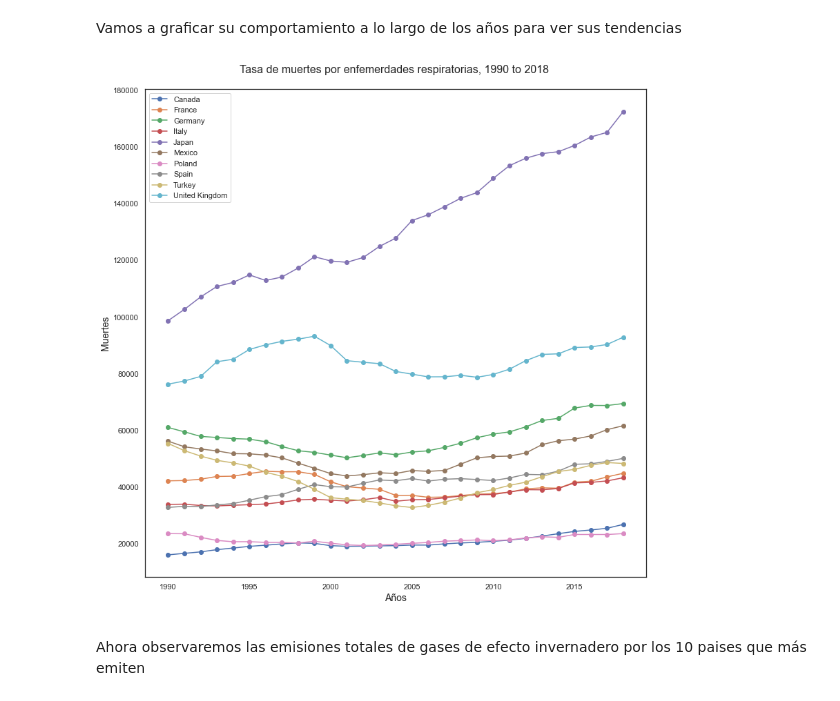
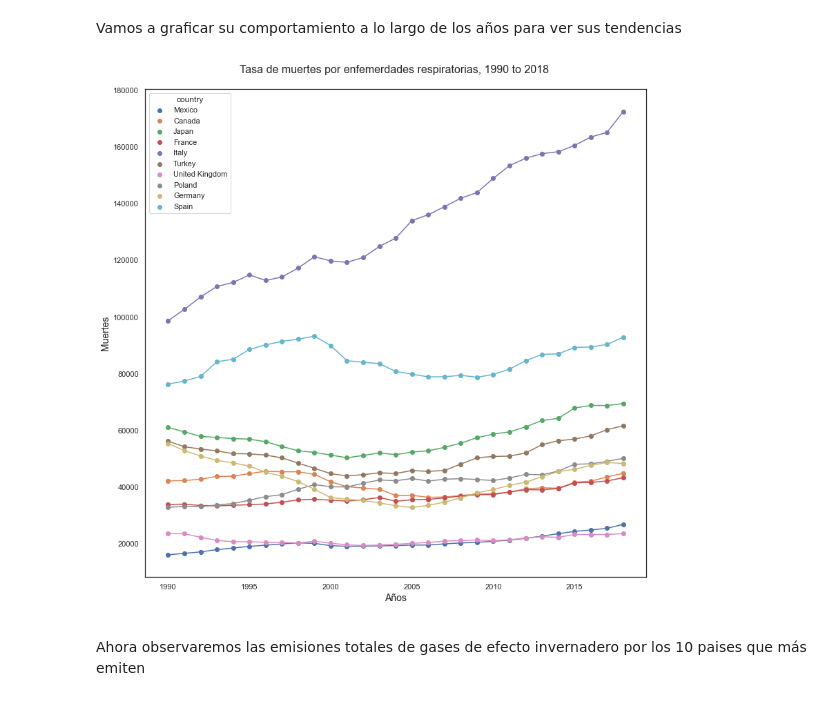
Before and after one commit to OmarGard/Bedu-E2-Modulo5, a Jupyter notebook: Notebook.ipynb, the cells around one changed output. Cells and saved outputs as stored; diff of their text form; code cells hidden in the pictures.

```diff
--- a/Notebook.ipynb
+++ b/Notebook.ipynb
@@ -232,8 +227,8 @@ data2.groupby('Cluster').agg(['mean', 'max', 'min'])
 # %%
-scatter = plt.scatter(x = pca_2_resultados[:,0], y = pca_2_resultados[:,1], c = kmeans_labels, cmap = "Set1", label=kmeans_labels)
-plt.scatter(centroides_pca[:,0], centroides_pca[:,1], marker = "o",  color = "black", linewidths = 6, zorder = 10)
-plt.legend(*scatter.legend_elements(),
-                    loc="best", title="Clusters")
+sns.set(style = "white", rc = {"figure.figsize": (6,5)})
+
+plt.scatter(x = pca_2_resultados[:,0], y = pca_2_resultados[:,1], c = kmeans_labels, cmap = "Set1")
+plt.scatter(centroides_pca[:,0], centroides_pca[:,1], marker = "o",  color = "black", linewidths = 6, zorder = 10);
 plt.title("Data Clusterizado por Análisis de componentes principales")
 plt.xlabel("Componente 1")
 plt.ylabel("Componente 2");
@@ -322,19 +314,23 @@ Vamos a graficar su comportamiento a lo largo de los años para ver sus tendenci
 # %%
 #Obtenemos los 10 países
 top_10_paises = paises.sort_values(by=('total_respiratory_diseases','mean'),ascending=False).head(10).index
 top_10_paises_df = df[df['country'].isin(top_10_paises)]
 fig = plt.figure(figsize=(13, 13))
 ax = fig.add_subplot()
+sns.scatterplot(data = top_10_paises_df,
+                x='year',
+                y='total_respiratory_diseases',
+                hue='country',
+                ax=ax);
 ax.set_xlabel("Años\n", fontsize = 14)
 ax.set_ylabel("Muertes", fontsize = 14)
 ax.set_title("Tasa de muertes por enfemerdades respiratorias, 1990 to 2018 \n",fontsize = 16)
 for key,grp in top_10_paises_df.groupby('country'):
     grp = grp.sort_values(by=['year'])
-    plt.plot(grp.year,grp.total_respiratory_diseases,'o-',label=key)
-plt.legend()
+    plt.plot(grp.year,grp.total_respiratory_diseases,'o-',label = key)
 plt.show()
 # %% [output]
-[figure, old version]
+[figure, new version]
 # %% [markdown]
 Ahora observaremos las emisiones totales de gases de efecto invernadero por los 10 paises que más emiten
 # %%
```
Also changed, not shown: parts of 67 cells of this notebook.
